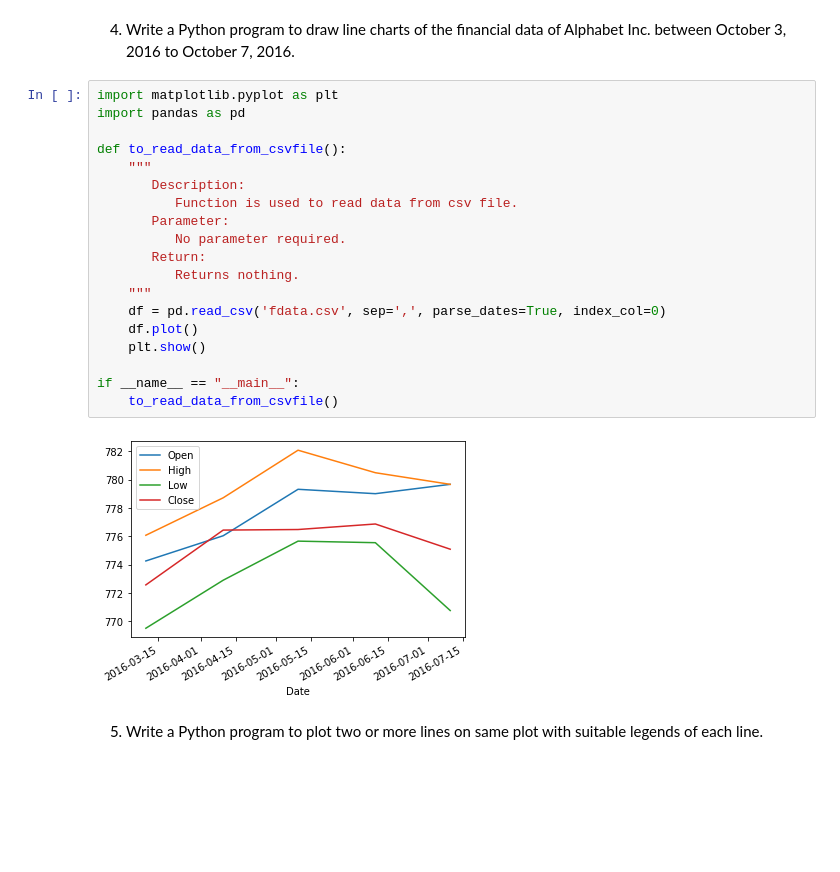
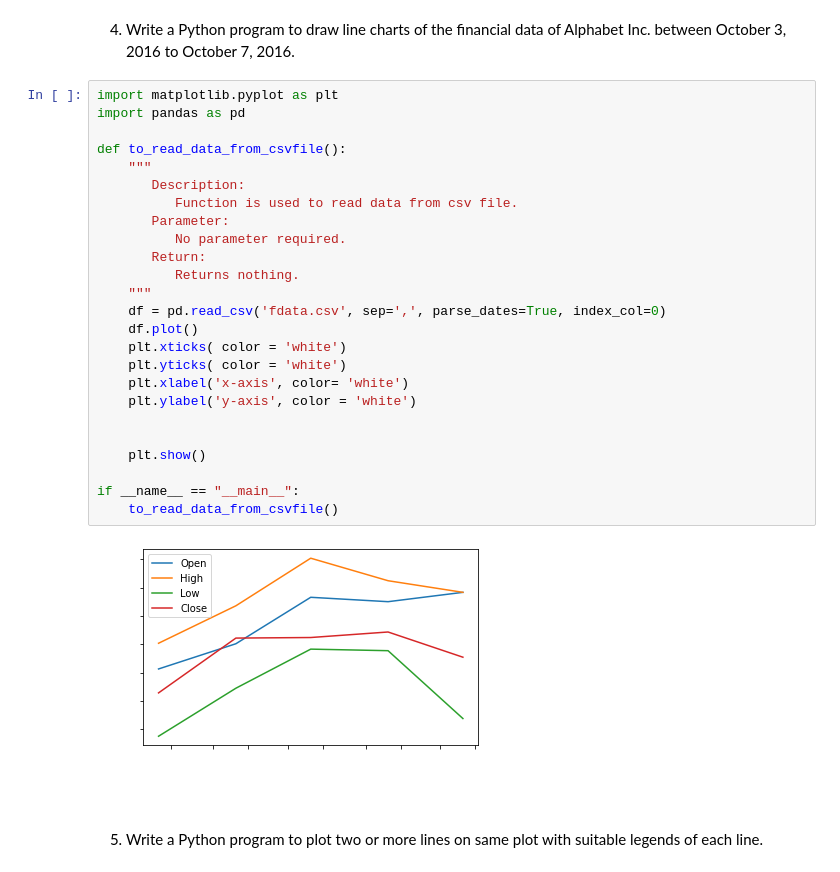
Before and after one commit to shaikhfarzana/Python-Libraries, a Jupyter notebook: Mathplotlib_Problems/Matplotlib_Problems.ipynb, the cells around one changed output. Drawn from its saved outputs; the diff is of its cells as text; blank space fills up the shorter version.

Commit message:
[Farzana] Refactor: Refactored the customisation of graph.

```diff
--- a/Mathplotlib_Problems/Matplotlib_Problems.ipynb
+++ b/Mathplotlib_Problems/Matplotlib_Problems.ipynb
@@ -80,24 +86,30 @@ if __name__ == "__main__":
 # %%
 import matplotlib.pyplot as plt
 import pandas as pd
 
 def to_read_data_from_csvfile():
     """
        Description:
           Function is used to read data from csv file.
        Parameter:
           No parameter required.
        Return:
           Returns nothing.
     """
     df = pd.read_csv('fdata.csv', sep=',', parse_dates=True, index_col=0)
     df.plot()
+    plt.xticks( color = 'white')
+    plt.yticks( color = 'white')
+    plt.xlabel('x-axis', color= 'white')
+    plt.ylabel('y-axis', color = 'white')
+
+
     plt.show()
 
 if __name__ == "__main__":
     to_read_data_from_csvfile()
 # %% [output]
-[figure, old version]
+[figure, new version]
 # %% [markdown]
 5. Write a Python program to plot two or more lines on same plot with suitable legends of each line.
 # %%
```
Also changed, not shown: parts of 7 cells of this notebook.
